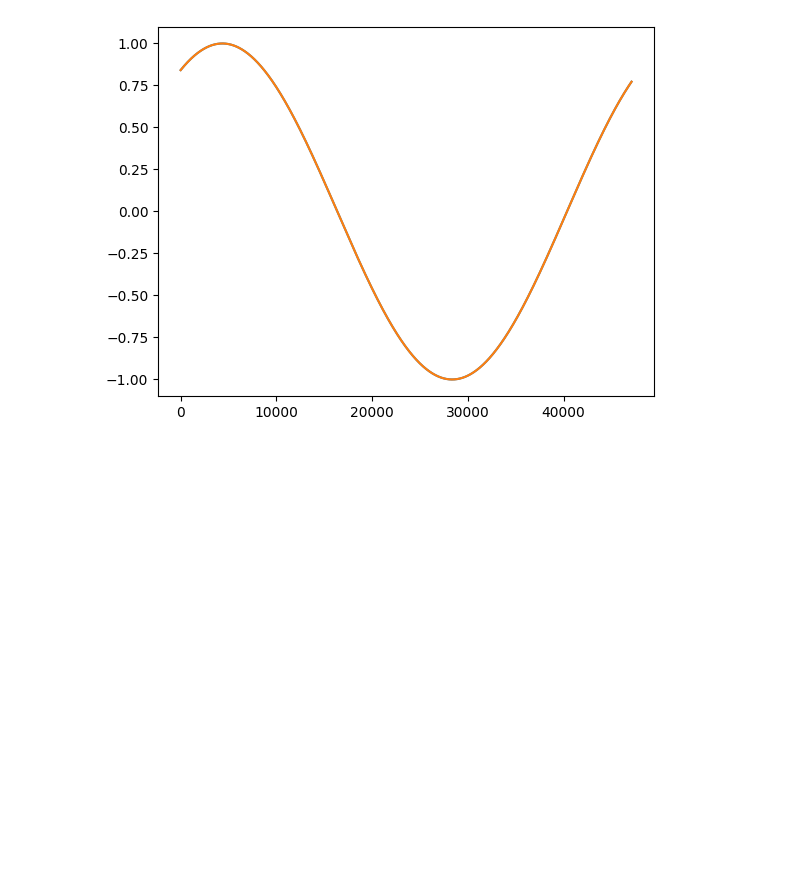
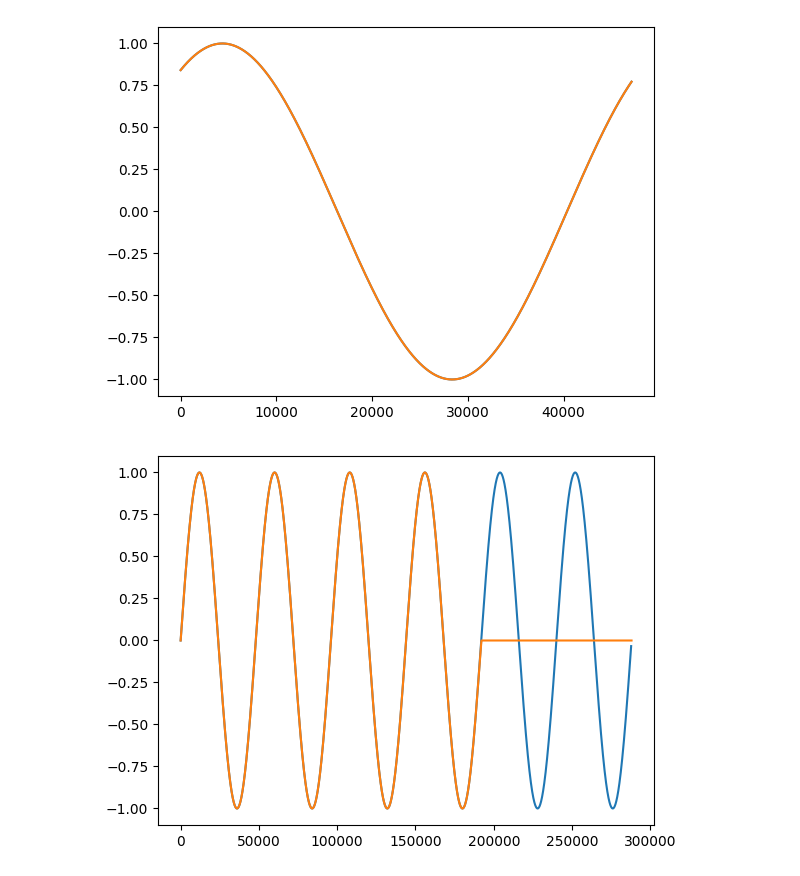
Before and after one commit to jperson4/AUDIO, a Jupyter notebook: pruebas/sound.ipynb, the cells around one changed output. Drawn from its saved outputs; the diff is of its cells as text; code cells hidden in the pictures; blank space fills up the shorter version.

Commit message:
Fix sampler

```diff
--- a/pruebas/sound.ipynb
+++ b/pruebas/sound.ipynb
@@ -131,6 +131,14 @@ show_live(s2, 1)
 show_live(wt, 1)
 # %% [output]
 [figure]
+# %%
+s = Sine(1).next(SRATE*4)
+samp = Sampler(s, 1, loop = True)
+samp2 = Sampler(s, 1, loop = False)
+show_live(samp, 6)
+show(samp2,6)
+# %% [output]
+[figure, added]
 # %%
 playFor(wt, 3)
 playFor(Sine(440), 3)
```
Also changed, not shown: 2 other files.
